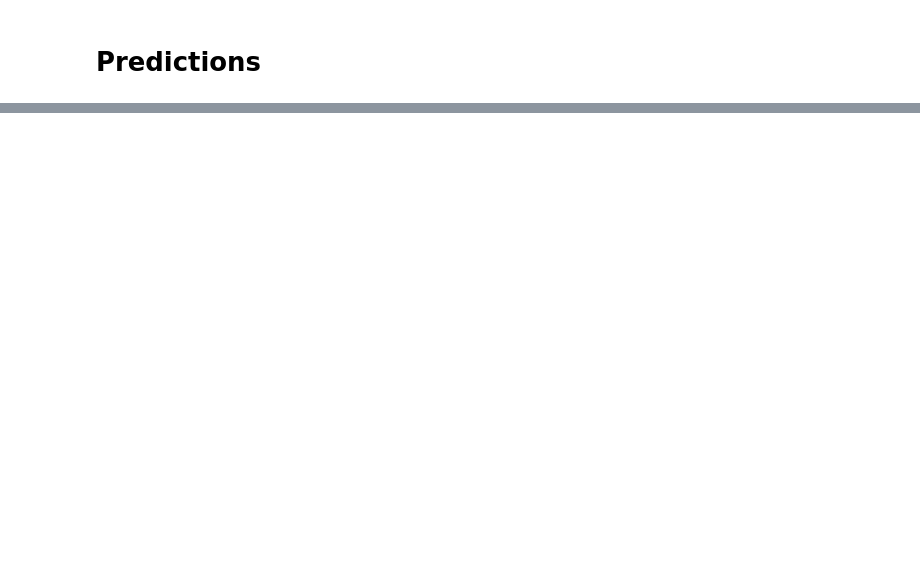
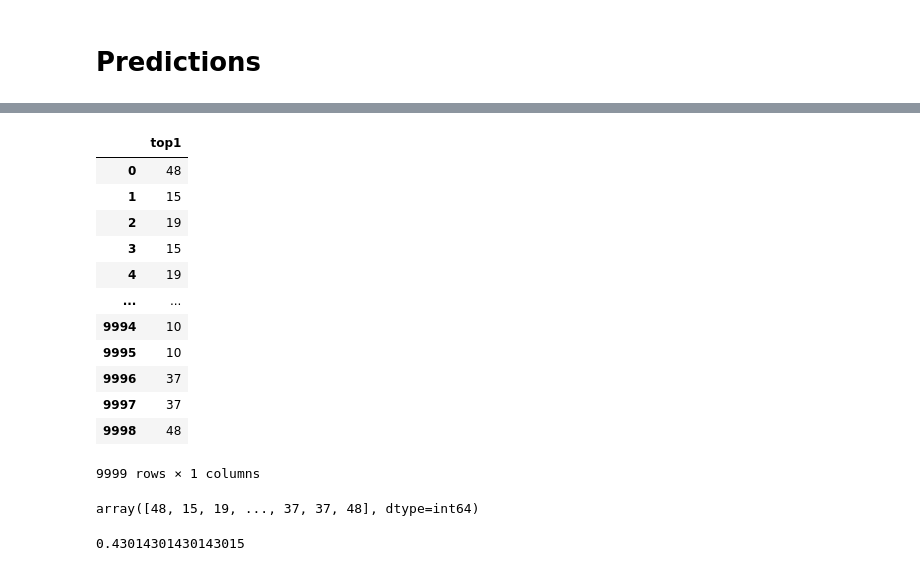
Before and after one commit to skywalker0803r/ESun2021WinterGame, a Jupyter notebook: notebook/new_idea_training.ipynb, the cells around one changed output, grey strips where cells are left out. Drawn from its saved outputs; the diff is of its cells as text; code cells hidden in the pictures; blank space fills up the shorter version.

```diff
--- a/notebook/new_idea_training.ipynb
+++ b/notebook/new_idea_training.ipynb
@@ -221,0 +296,28 @@ FINAL VALID SCORE FOR : 0.43574357435743577
+# %%
+a = preds[['top1']]
+b = pd.DataFrame(y_valid,columns=['top1'])
+b
+# %% [output]
+|  | top1 |
+| 0 | 48 |
+| 1 | 15 |
+| 2 | 19 |
+| 3 | 15 |
+| 4 | 19 |
+| ... | ... |
+| 9994 | 10 |
+| 9995 | 10 |
+| 9996 | 37 |
+| 9997 | 37 |
+| 9998 | 48 |
+9999 rows × 1 columns
+# %%
+a.values.reshape(-1)
+b.values.reshape(-1)
+# %% [output]
+array([48, 15, 19, ..., 37, 37, 48], dtype=int64)
+# %%
+from sklearn.metrics import accuracy_score
+accuracy_score(a,b)
+# %% [output]
+0.43014301430143015
```
Also changed, not shown: parts of 16 cells of this notebook, 1 other file.
